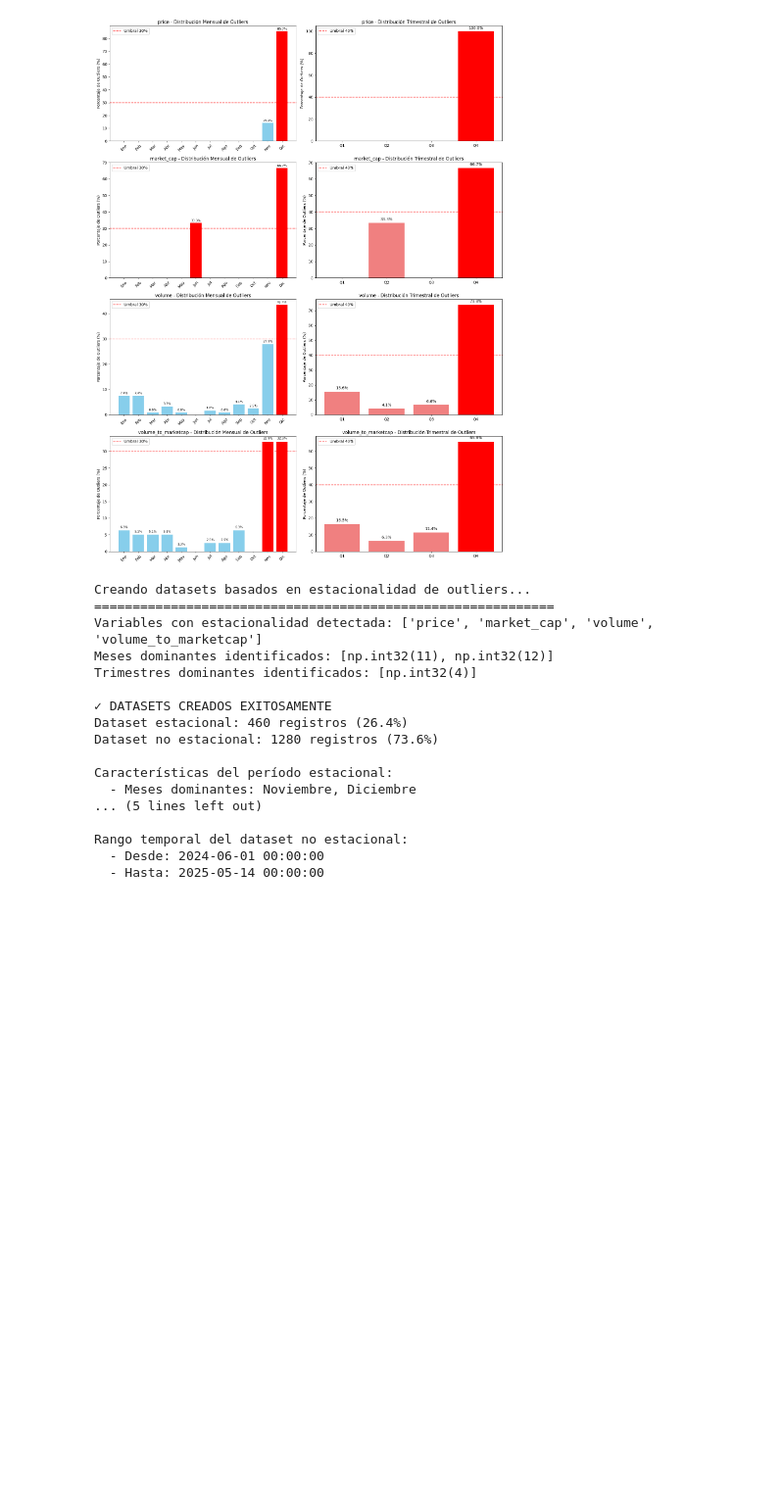
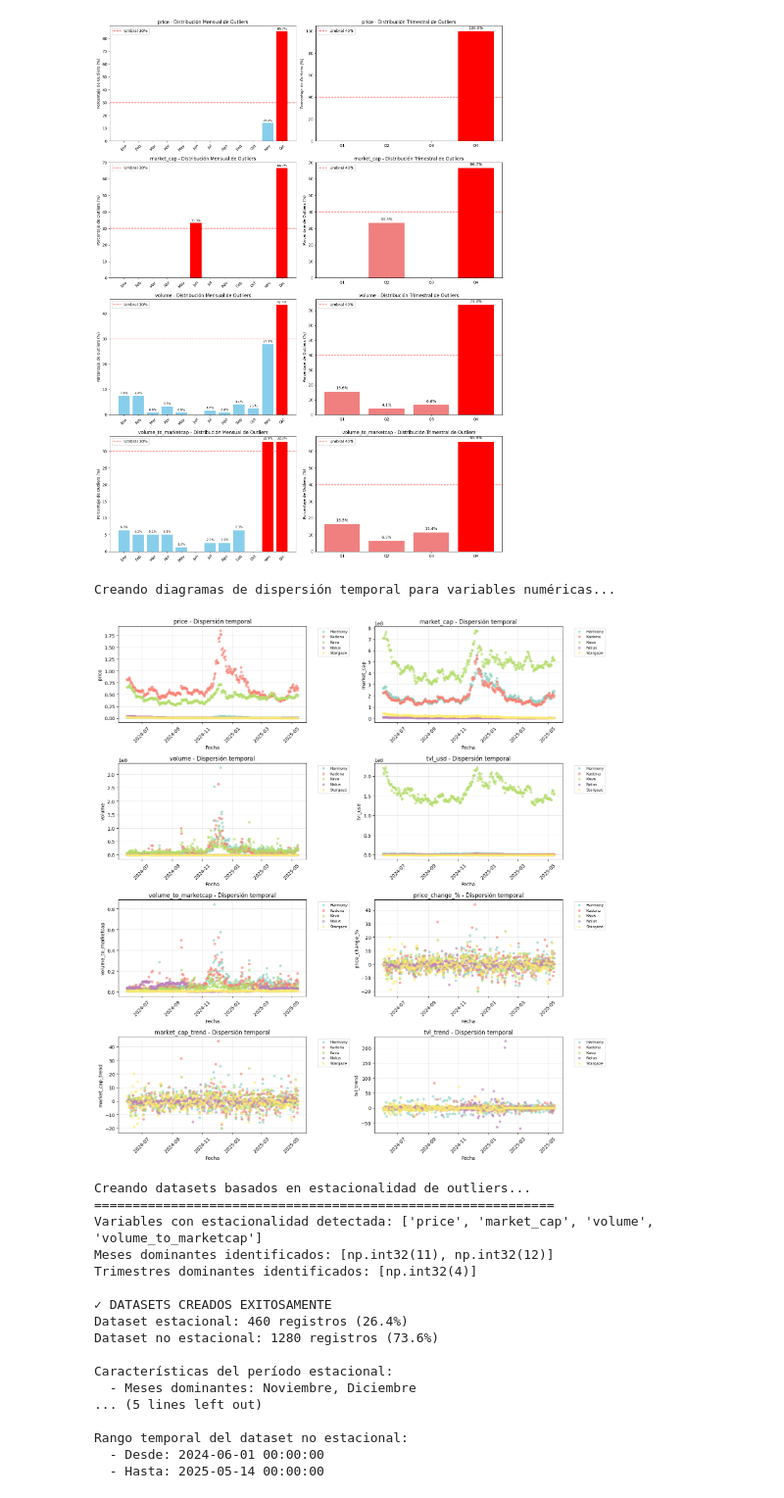
Before and after one commit to Turppie/TP-Machine-Learning, a Jupyter notebook: code/seasonal-outliers.ipynb, the cells around one changed output. Shown at 98% size. Drawn from its saved outputs; the diff is of its cells as text; code cells hidden in the pictures; blank space fills up the shorter version.

```diff
--- a/code/seasonal-outliers.ipynb
+++ b/code/seasonal-outliers.ipynb
@@ -543,6 +543,45 @@ plot_seasonal_outliers(eda_data, seasonal_analysis_results)
 # %% [output]
 Creando visualizaciones de distribución temporal de outliers...
 [figure]
+# %%
+def plot_time_series_scatter(data, numeric_cols):
+    """
+    Crea diagramas de dispersión de cada variable numérica a lo largo del tiempo
+    """
+    cols_per_row = 2
+    n = len(numeric_cols)
+    rows = -(-n // cols_per_row)  # Ceiling division
+
+    plt.figure(figsize=(15, rows * 4))
+
+    for idx, col in enumerate(numeric_cols, 1):
+        plt.subplot(rows, cols_per_row, idx)
+
+        # Crear scatter plot con colores por token para mejor visualización
+        tokens = data['name'].unique()
+        colors = plt.cm.Set3(np.linspace(0, 1, len(tokens)))
+
+        for token, color in zip(tokens, colors):
+            token_data = data[data['name'] == token]
+            plt.scatter(token_data['date'], token_data[col],
+                       alpha=0.6, s=20, label=token, color=color)
+
+        plt.title(f'{col} - Dispersión temporal')
+        plt.xlabel('Fecha')
+        plt.ylabel(col)
+        plt.xticks(rotation=45)
+        plt.legend(bbox_to_anchor=(1.05, 1), loc='upper left', fontsize=8)
+        plt.grid(True, alpha=0.3)
+
+    plt.tight_layout()
+    plt.show()
+
+# Plotear las dispersiones temporales
+print("Creando diagramas de dispersión temporal para variables numéricas...")
+plot_time_series_scatter(eda_data, numeric_columns)
+# %% [output]
+Creando diagramas de dispersión temporal para variables numéricas...
+[figure, added]
 # %%
 def create_seasonal_datasets(data, seasonal_results):
     """
```
